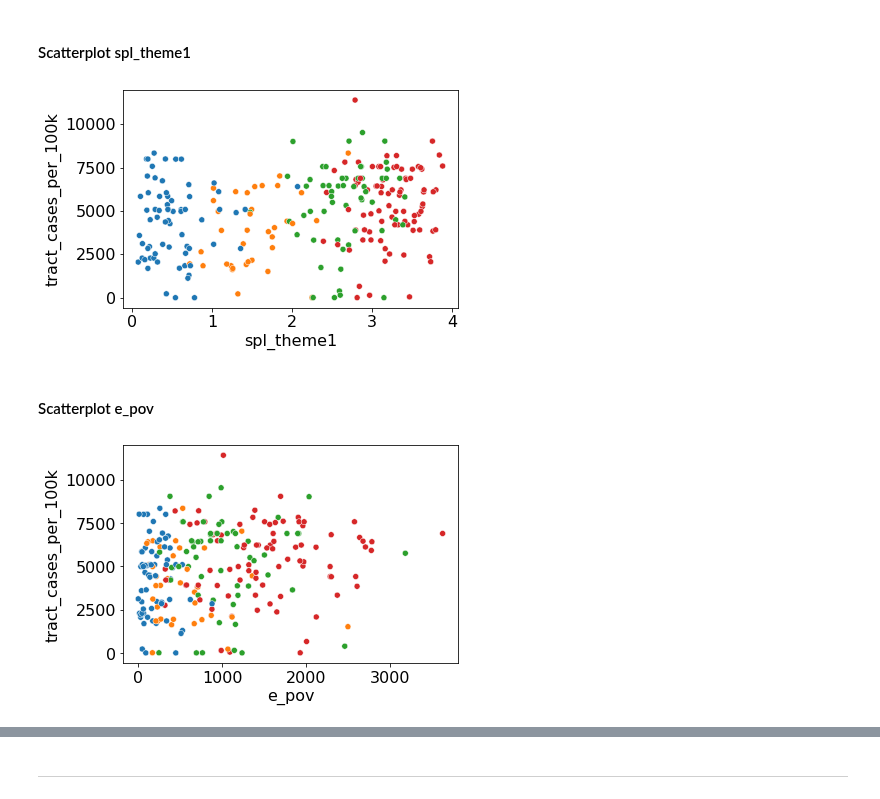
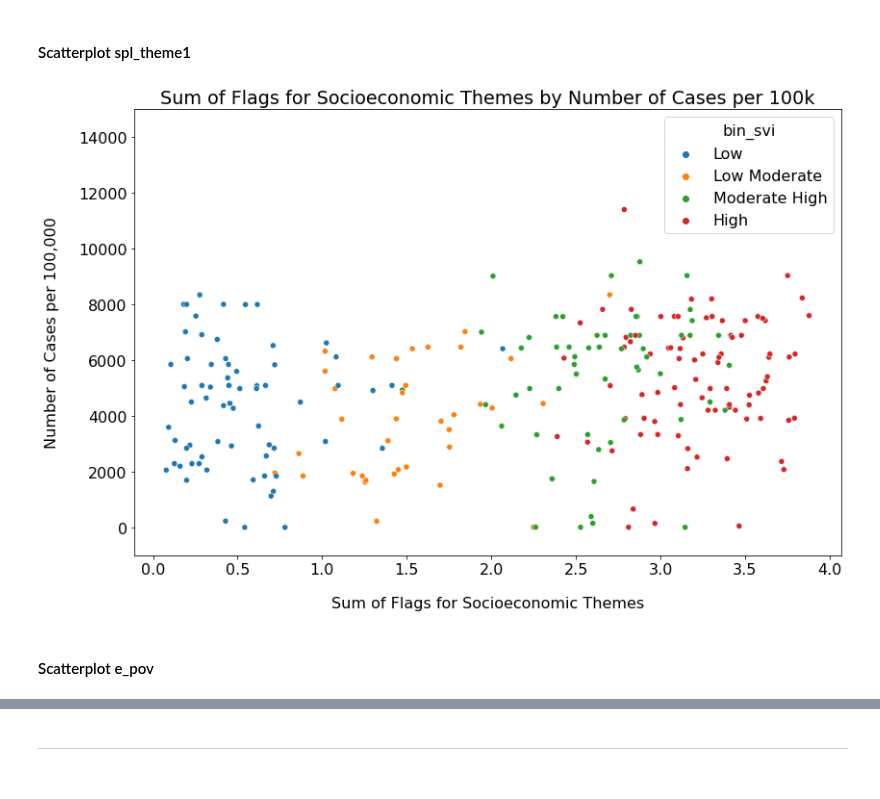
Before and after one commit to SVI-Capstone/svi_capstone, a Jupyter notebook: mvp-dallas.ipynb, the cells around one changed output, grey strips where cells are left out. Drawn from its saved outputs; the diff is of its cells as text; code cells hidden in the pictures.

```diff
--- a/mvp-dallas.ipynb
+++ b/mvp-dallas.ipynb
@@ -165,19 +165,14 @@ explore.hist_case_title(train_exp.tract_cases_per_100k, "Distribution of Cases i
 3. SPL_THEME1 (Sum of series for Socioeconomic theme)
 # %% [markdown]
 #### Scatterplot spl_theme1
-# %%
-sns.scatterplot(x='spl_theme1', y= 'tract_cases_per_100k',
-               data = train_exp, hue='bin_svi',legend = False)
-plt.title("")
-plt.show()
-# %% [output]
-[figure, removed]
+# %%
+explore.cluster_scatter(train_exp,
+                'Sum of Flags for Socioeconomic Themes by Number of Cases per 100k',
+                'spl_theme1',
+                'Sum of Flags for Socioeconomic Themes',
+                'tract_cases_per_100k',
+                'Number of Cases per 100,000')
+# %% [output]
+[figure, added]
 # %% [markdown]
 #### Scatterplot e_pov
-# %%
-sns.scatterplot(x='e_pov', y= 'tract_cases_per_100k',
-               data = train_exp, hue='bin_svi',legend = False)
-plt.title("")
-plt.show()
-# %% [output]
-[figure, removed]
```
Also changed, not shown: parts of 4 cells of this notebook.
